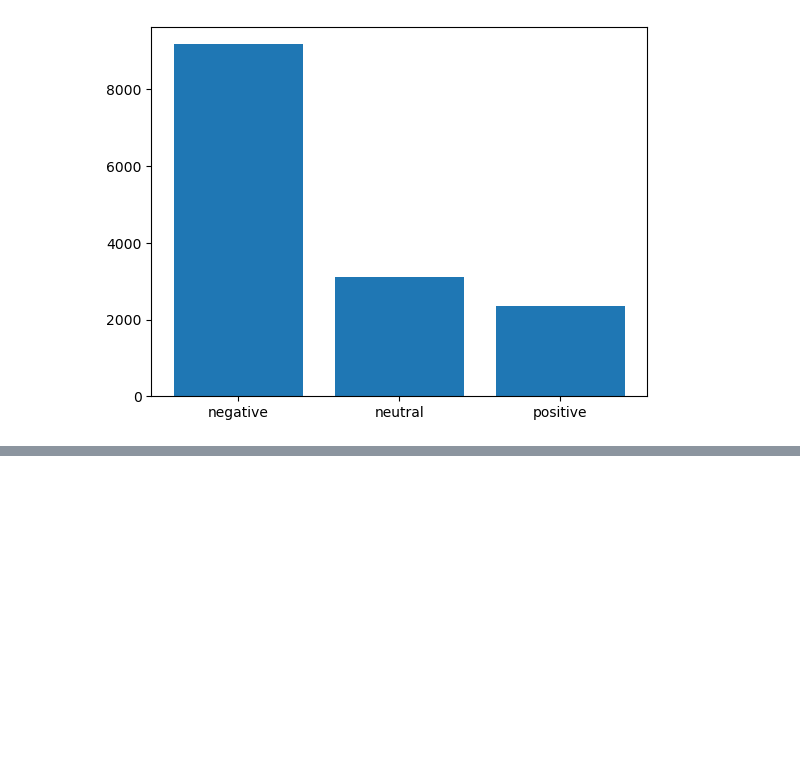
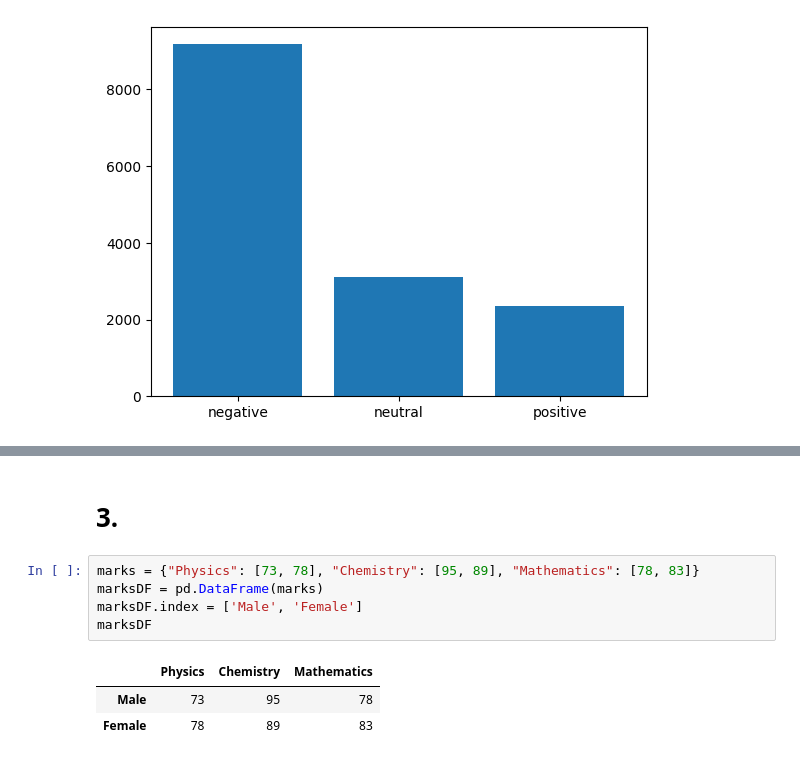
Before and after one commit to jassuwu/college8, a Jupyter notebook: 20XWO8 - DATA VISUALIZATION/Batch2/Practice2/Practice2.ipynb, the cells around one changed output, grey strips where cells are left out. Cells and saved outputs as stored; diff of their text form; blank space fills up the shorter version.

```diff
--- a/20XWO8 - DATA VISUALIZATION/Batch2/Practice2/Practice2.ipynb
+++ b/20XWO8 - DATA VISUALIZATION/Batch2/Practice2/Practice2.ipynb
@@ -68,0 +75,11 @@ plt.bar(sentimentCountDF.index, sentimentCountDF['count'])
+# %% [markdown]
+# 3.
+# %%
+marks = {"Physics": [73, 78], "Chemistry": [95, 89], "Mathematics": [78, 83]}
+marksDF = pd.DataFrame(marks)
+marksDF.index = ['Male', 'Female']
+marksDF
+# %% [output]
+|  | Physics | Chemistry | Mathematics |
+| Male | 73 | 95 | 78 |
+| Female | 78 | 89 | 83 |
```
Also changed, not shown: parts of 1 cell of this notebook.
